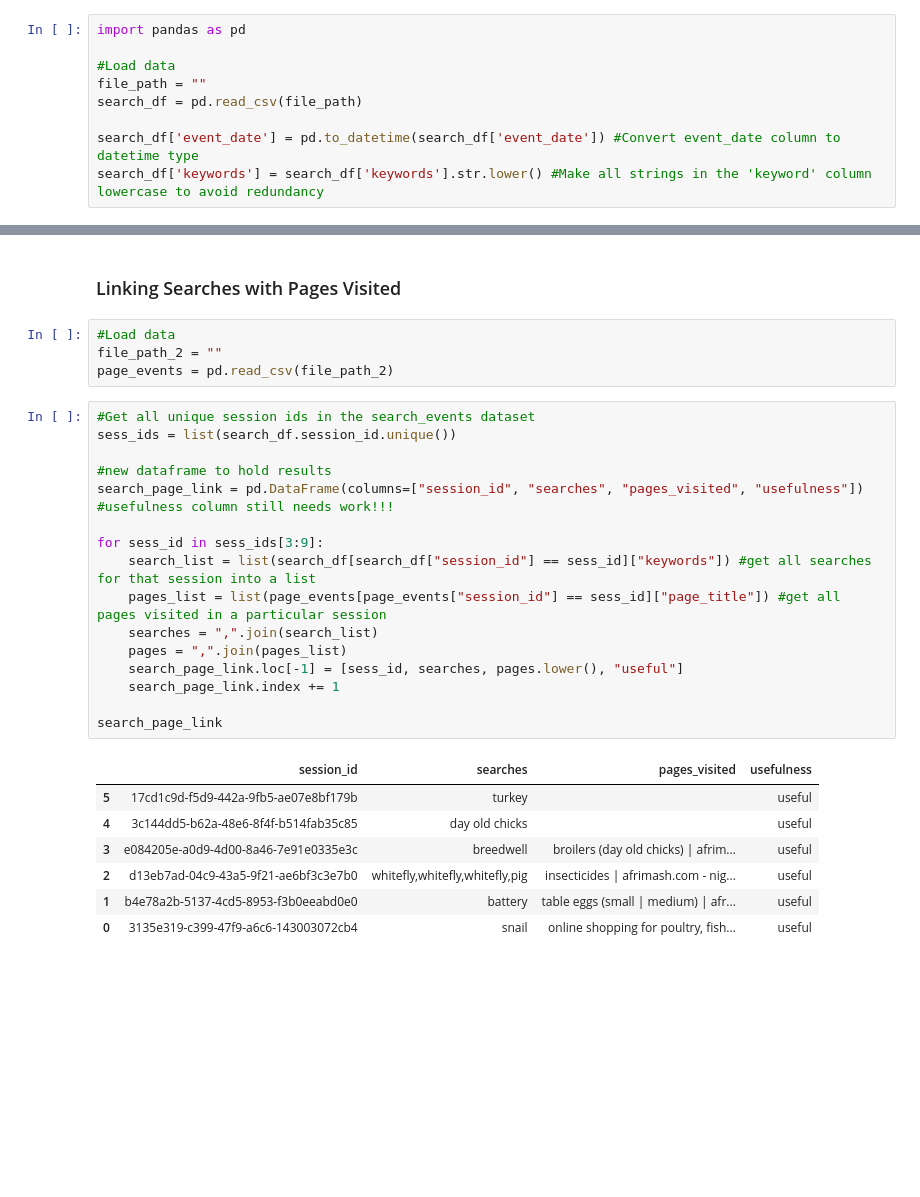
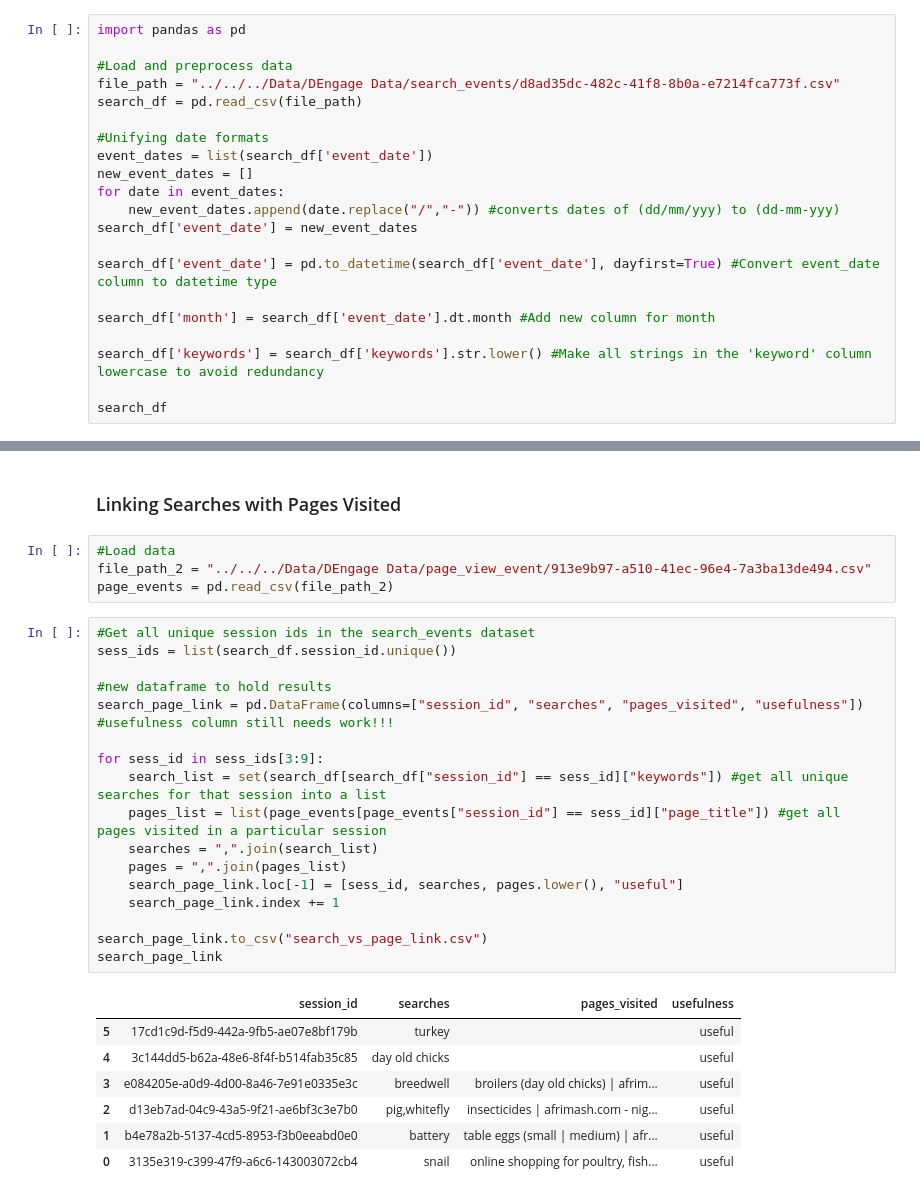
Before and after one commit to ibkAfolabi/AFRIMASH-ANALYTICS, a Jupyter notebook: codes/phase one/search_events_analysis.ipynb, the cells around one changed output, grey strips where cells are left out. Saved outputs shown, nothing was run; the diff lists cells and outputs as text; blank space fills up the shorter version.

Commit message:
Completed Total Semantic Search Sort

```diff
--- a/codes/phase one/search_events_analysis.ipynb
+++ b/codes/phase one/search_events_analysis.ipynb
@@ -3,9 +3,21 @@
 # %%
 import pandas as pd
 
-#Load data
-file_path = ""
+#Load and preprocess data
+file_path = "../../../Data/DEngage Data/search_events/d8ad35dc-482c-41f8-8b0a-e7214fca773f.csv"
 search_df = pd.read_csv(file_path)
 
-search_df['event_date'] = pd.to_datetime(search_df['event_date']) #Convert event_date column to datetime type
+#Unifying date formats
+event_dates = list(search_df['event_date'])
+new_event_dates = []
+for date in event_dates:
+    new_event_dates.append(date.replace("/","-")) #converts dates of (dd/mm/yyy) to (dd-mm-yyy)
+search_df['event_date'] = new_event_dates
+
+search_df['event_date'] = pd.to_datetime(search_df['event_date'], dayfirst=True) #Convert event_date column to datetime type
+
+search_df['month'] = search_df['event_date'].dt.month #Add new column for month
+
 search_df['keywords'] = search_df['keywords'].str.lower() #Make all strings in the 'keyword' column lowercase to avoid redundancy
+
+search_df
@@ -129,29 +235,30 @@ RB: adverb
 ### Linking Searches with Pages Visited
 # %%
 #Load data
-file_path_2 = ""
+file_path_2 = "../../../Data/DEngage Data/page_view_event/913e9b97-a510-41ec-96e4-7a3ba13de494.csv"
 page_events = pd.read_csv(file_path_2)
 # %%
 #Get all unique session ids in the search_events dataset
 sess_ids = list(search_df.session_id.unique())
 
 #new dataframe to hold results
 search_page_link = pd.DataFrame(columns=["session_id", "searches", "pages_visited", "usefulness"]) #usefulness column still needs work!!!
 
 for sess_id in sess_ids[3:9]:
-    search_list = list(search_df[search_df["session_id"] == sess_id]["keywords"]) #get all searches for that session into a list
+    search_list = set(search_df[search_df["session_id"] == sess_id]["keywords"]) #get all unique searches for that session into a list
     pages_list = list(page_events[page_events["session_id"] == sess_id]["page_title"]) #get all pages visited in a particular session
     searches = ",".join(search_list)
     pages = ",".join(pages_list)
     search_page_link.loc[-1] = [sess_id, searches, pages.lower(), "useful"]
     search_page_link.index += 1
 
+search_page_link.to_csv("search_vs_page_link.csv")
 search_page_link
 # %% [output]
 |  | session_id | searches | pages_visited | usefulness |
 | 5 | 17cd1c9d-f5d9-442a-9fb5-ae07e8bf179b | turkey |  | useful |
 | 4 | 3c144dd5-b62a-48e6-8f4f-b514fab35c85 | day old chicks |  | useful |
 | 3 | e084205e-a0d9-4d00-8a46-7e91e0335e3c | breedwell | broilers (day old chicks) | afrim... | useful |
-| 2 | d13eb7ad-04c9-43a5-9f21-ae6bf3c3e7b0 | whitefly,whitefly,whitefly,pig | insecticides | afrimash.com - nig... | useful |
+| 2 | d13eb7ad-04c9-43a5-9f21-ae6bf3c3e7b0 | pig,whitefly | insecticides | afrimash.com - nig... | useful |
 | 1 | b4e78a2b-5137-4cd5-8953-f3b0eeabd0e0 | battery | table eggs (small | medium) | afr... | useful |
 | 0 | 3135e319-c399-47f9-a6c6-143003072cb4 | snail | online shopping for poultry, fish... | useful |
```
Also changed, not shown: parts of 10 cells of this notebook, 2 other files.
